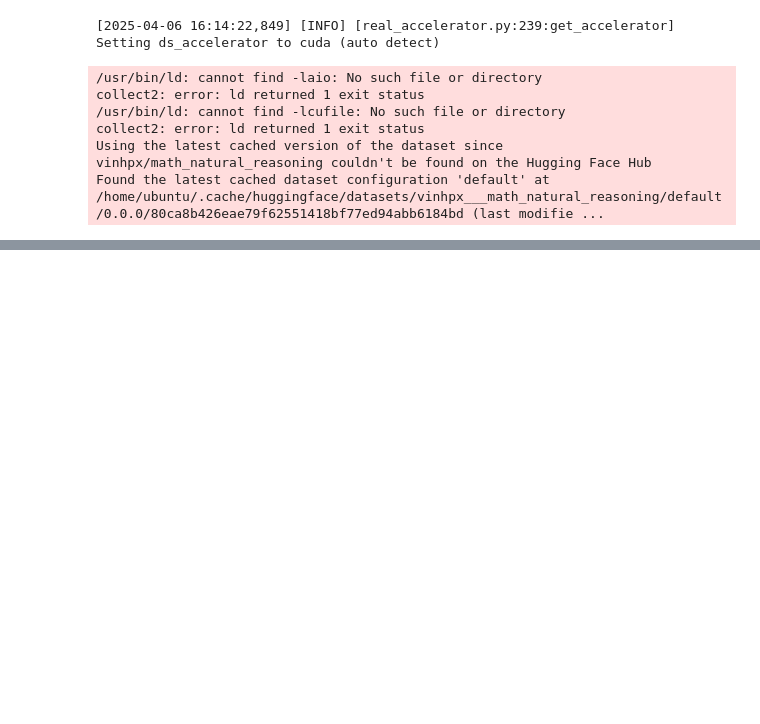
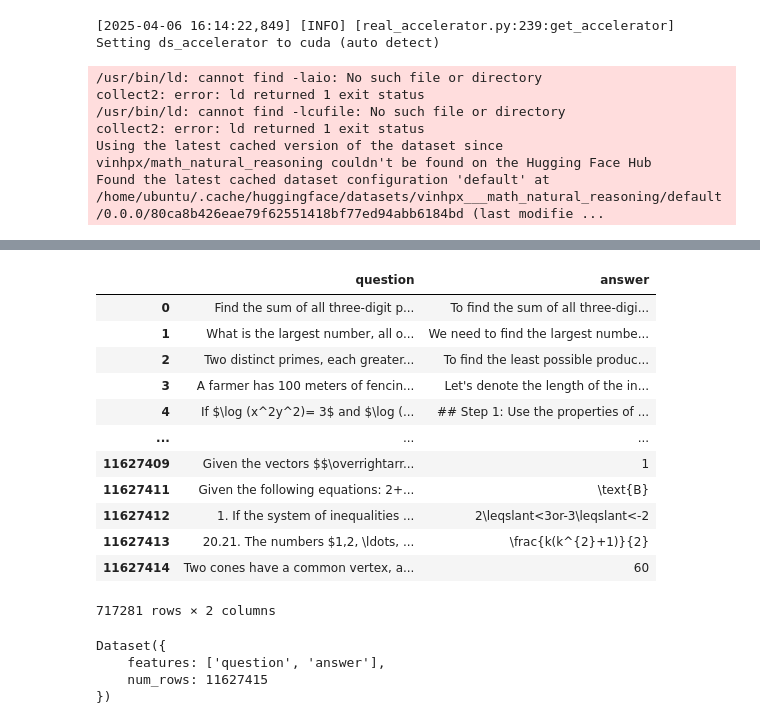
Before and after one commit to xuanvinh1997/qwen-fp8, a Jupyter notebook: dataset.ipynb, the cells around one changed output, grey strips where cells are left out. Drawn from its saved outputs; the diff is of its cells as text; code cells hidden in the pictures; blank space fills up the shorter version.

```diff
--- a/dataset.ipynb
+++ b/dataset.ipynb
@@ -163,0 +278,23 @@ Found the latest cached dataset configuration 'default' at /home/ubuntu/.cache/h
+# %%
+df
+# %% [output]
+|  | question | answer |
+| 0 | Find the sum of all three-digit p... | To find the sum of all three-digi... |
+| 1 | What is the largest number, all o... | We need to find the largest numbe... |
+| 2 | Two distinct primes, each greater... | To find the least possible produc... |
+| 3 | A farmer has 100 meters of fencin... | Let's denote the length of the in... |
+| 4 | If $\log (x^2y^2)= 3$ and $\log (... | ## Step 1: Use the properties of ... |
+| ... | ... | ... |
+| 11627409 | Given the vectors $$\overrightarr... | 1 |
+| 11627411 | Given the following equations: 2+... | \text{B} |
+| 11627412 | 1. If the system of inequalities ... | 2\leqslant<3or-3\leqslant<-2 |
+| 11627413 | 20.21. The numbers $1,2, \ldots, ... | \frac{k(k^{2}+1)}{2} |
+| 11627414 | Two cones have a common vertex, a... | 60 |
+717281 rows × 2 columns
+# %%
+concat_dataset
+# %% [output]
+Dataset({
+    features: ['question', 'answer'],
+    num_rows: 11627415
+})
```
Also changed, not shown: parts of 17 cells of this notebook, 2 other files.
